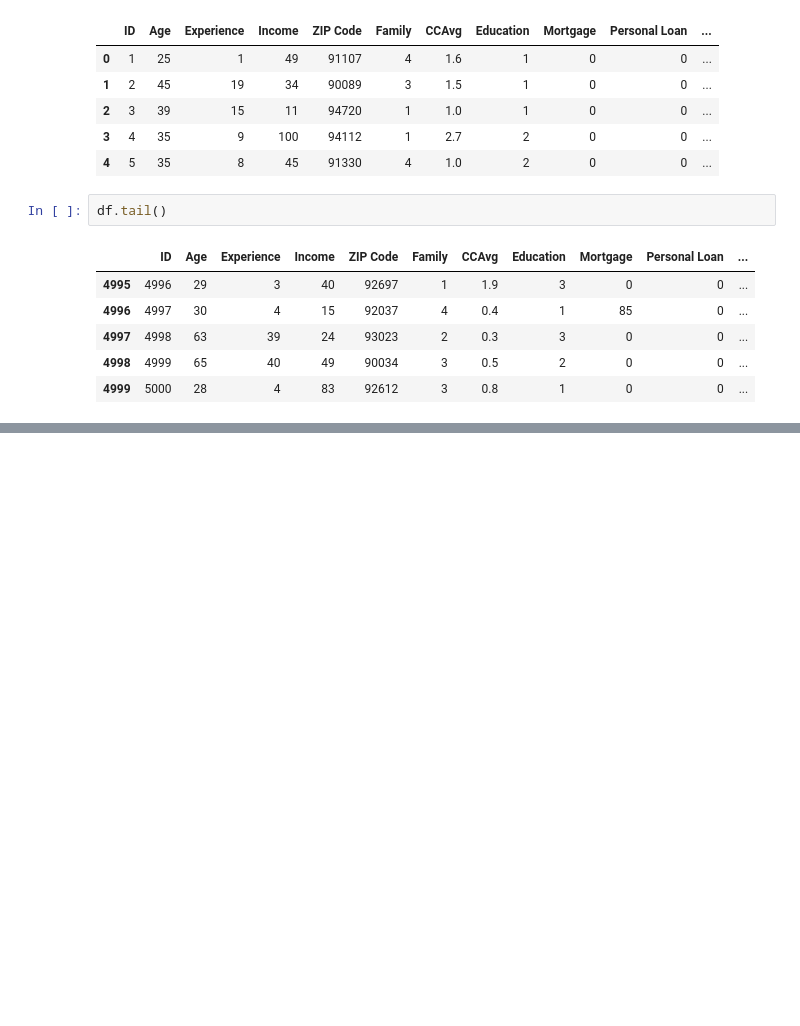
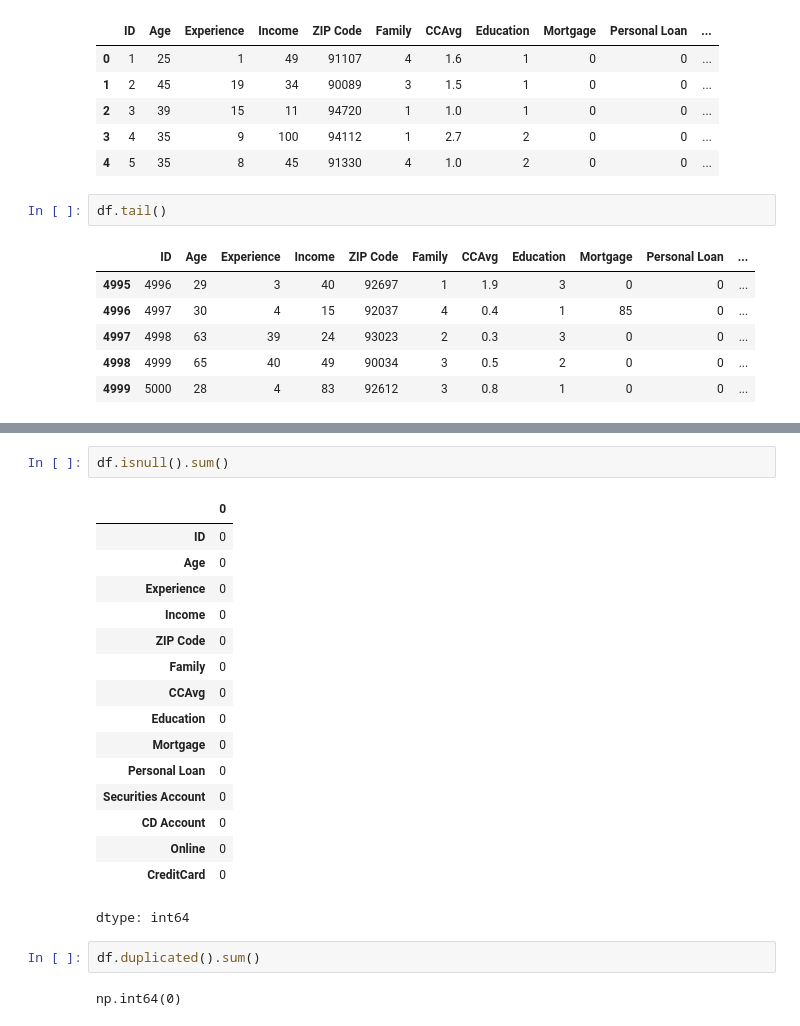
Before and after one commit to pariiii-khandal/EDA_PROJECT, a Jupyter notebook: 25BDS0197_Exp_2.ipynb, the cells around one changed output, grey strips where cells are left out. Saved outputs shown, nothing was run; the diff lists cells and outputs as text; blank space fills up the shorter version.

```diff
--- a/25BDS0197_Exp_2.ipynb
+++ b/25BDS0197_Exp_2.ipynb
@@ -33,0 +96,23 @@ df.sample(5)
+# %%
+df.isnull().sum()
+# %% [output]
+|  | 0 |
+| ID | 0 |
+| Age | 0 |
+| Experience | 0 |
+| Income | 0 |
+| ZIP Code | 0 |
+| Family | 0 |
+| CCAvg | 0 |
+| Education | 0 |
+| Mortgage | 0 |
+| Personal Loan | 0 |
+| Securities Account | 0 |
+| CD Account | 0 |
+| Online | 0 |
+| CreditCard | 0 |
+dtype: int64
+# %%
+df.duplicated().sum()
+# %% [output]
+np.int64(0)
```
Also changed, not shown: parts of 6 cells of this notebook.
